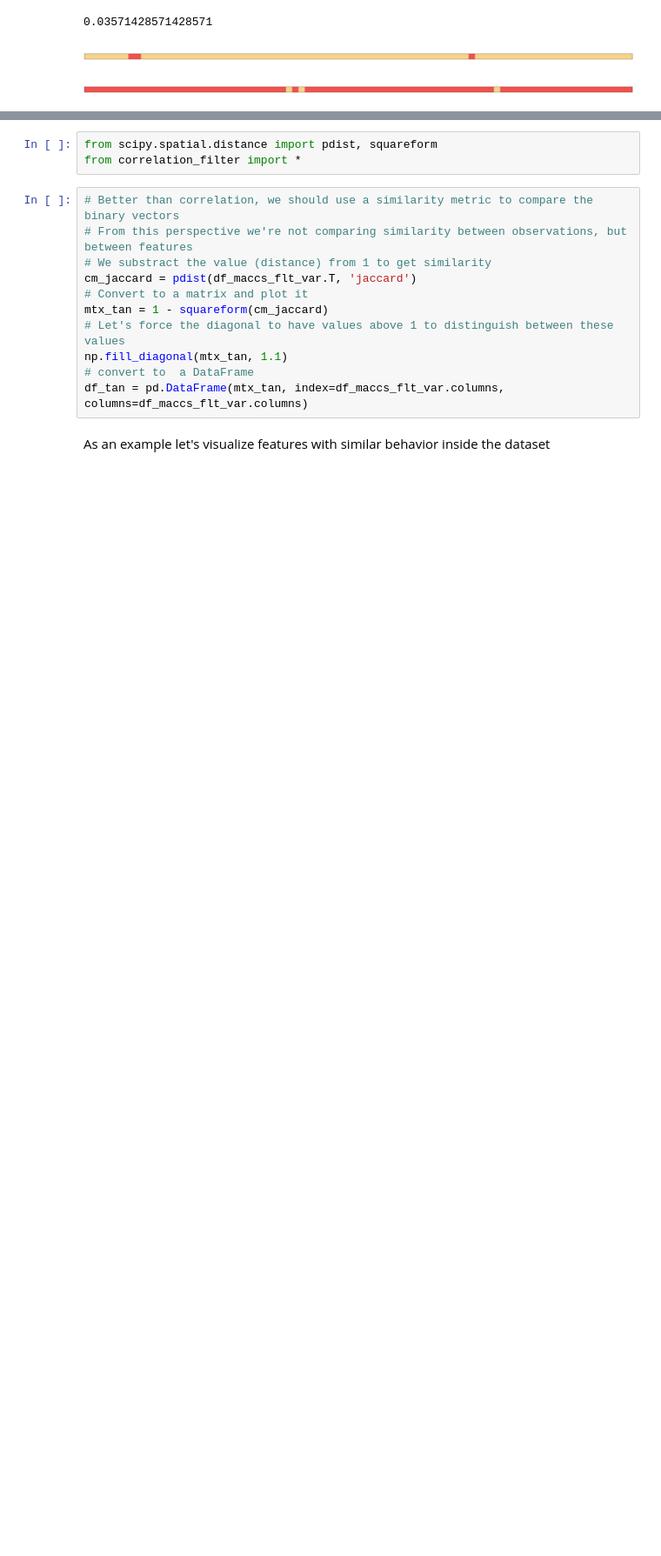
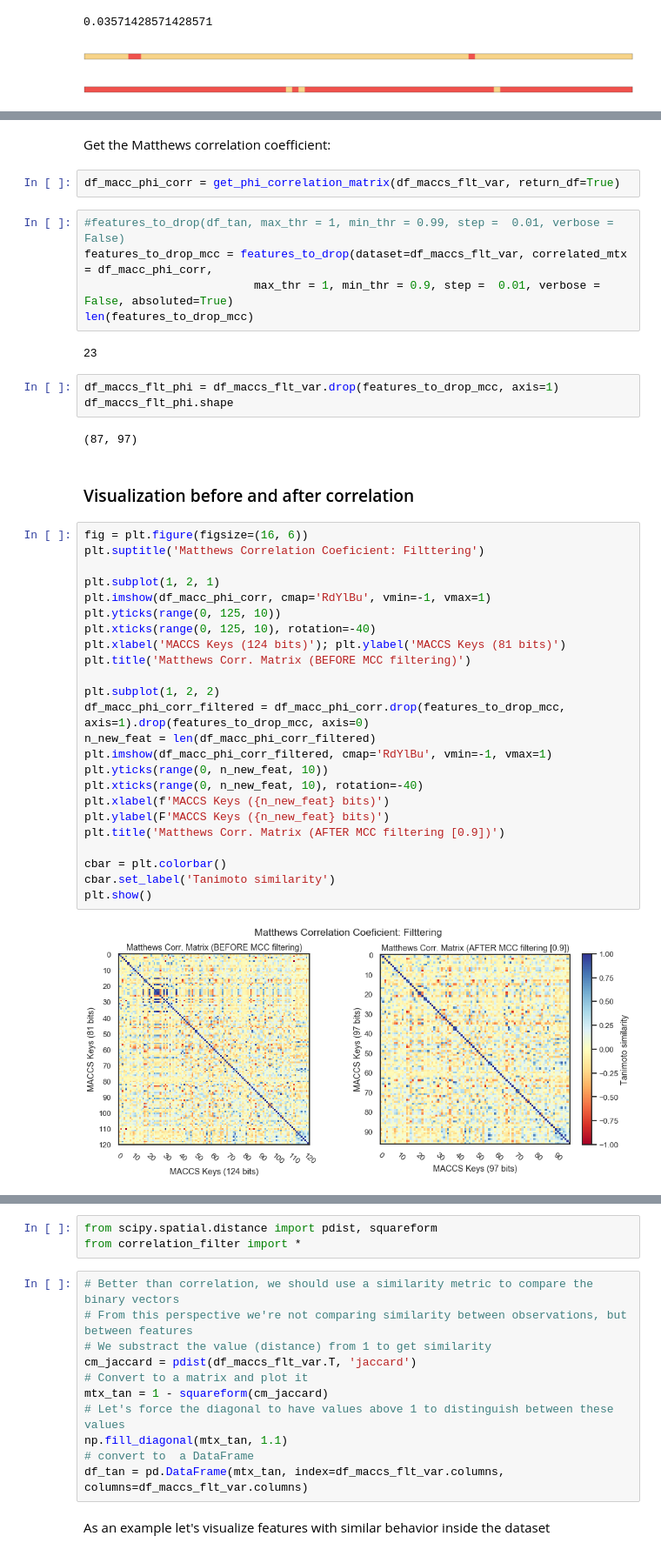
Before and after one commit to jRicciL/ERK2_notebooks, a Jupyter notebook: X_Reviewing_Fourches_work/7_Feature_Selection_RDKit_descriptors.ipynb, the cells around one changed output, grey strips where cells are left out. Shown: that part at 87% size. Drawn from its saved outputs; the diff is of its cells as text; blank space fills up the shorter version.

```diff
--- a/X_Reviewing_Fourches_work/7_Feature_Selection_RDKit_descriptors.ipynb
+++ b/X_Reviewing_Fourches_work/7_Feature_Selection_RDKit_descriptors.ipynb
@@ -233 +167,45 @@ plt.show()
+# %% [markdown]
+Get the Matthews correlation coefficient:
+# %%
+df_macc_phi_corr = get_phi_correlation_matrix(df_maccs_flt_var, return_df=True)
+# %%
+#features_to_drop(df_tan, max_thr = 1, min_thr = 0.99, step =  0.01, verbose = False)
+features_to_drop_mcc = features_to_drop(dataset=df_maccs_flt_var, correlated_mtx = df_macc_phi_corr,
+                         max_thr = 1, min_thr = 0.9, step =  0.01, verbose = False, absoluted=True)
+len(features_to_drop_mcc)
+# %% [output]
+23
+# %%
+df_maccs_flt_phi = df_maccs_flt_var.drop(features_to_drop_mcc, axis=1)
+df_maccs_flt_phi.shape
+# %% [output]
+(87, 97)
+# %% [markdown]
+### Visualization before and after correlation
+# %%
+fig = plt.figure(figsize=(16, 6))
+plt.suptitle('Matthews Correlation Coeficient: Filttering')
+
+plt.subplot(1, 2, 1)
+plt.imshow(df_macc_phi_corr, cmap='RdYlBu', vmin=-1, vmax=1)
+plt.yticks(range(0, 125, 10))
+plt.xticks(range(0, 125, 10), rotation=-40)
+plt.xlabel('MACCS Keys (124 bits)'); plt.ylabel('MACCS Keys (81 bits)')
+plt.title('Matthews Corr. Matrix (BEFORE MCC filtering)')
+
+plt.subplot(1, 2, 2)
+df_macc_phi_corr_filtered = df_macc_phi_corr.drop(features_to_drop_mcc, axis=1).drop(features_to_drop_mcc, axis=0)
+n_new_feat = len(df_macc_phi_corr_filtered)
+plt.imshow(df_macc_phi_corr_filtered, cmap='RdYlBu', vmin=-1, vmax=1)
+plt.yticks(range(0, n_new_feat, 10))
+plt.xticks(range(0, n_new_feat, 10), rotation=-40)
+plt.xlabel(f'MACCS Keys ({n_new_feat} bits)')
+plt.ylabel(F'MACCS Keys ({n_new_feat} bits)')
+plt.title('Matthews Corr. Matrix (AFTER MCC filtering [0.9])')
+
+cbar = plt.colorbar()
+cbar.set_label('Tanimoto similarity')
+plt.show()
+# %% [output]
+[figure, added]
 # %% [markdown]
```
Also changed, not shown: parts of 27 cells of this notebook.
